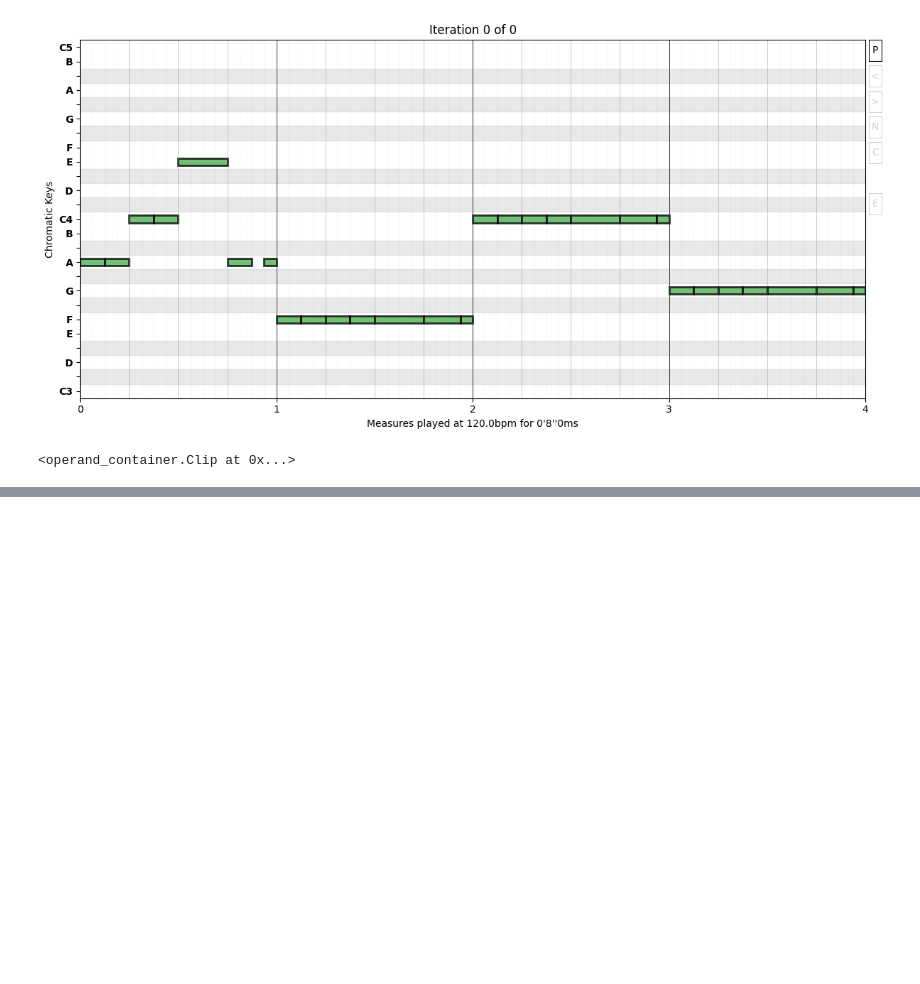
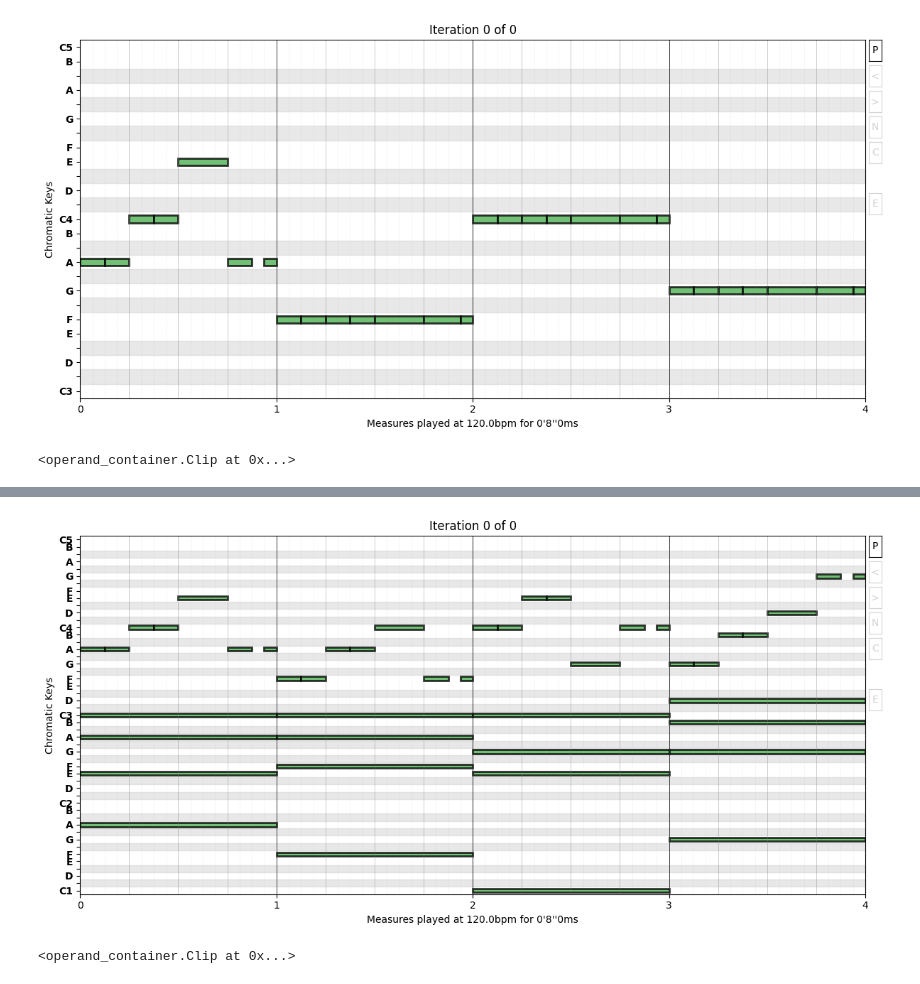
Before and after one commit to ruiseixasm/JsonMidiCreator, a Jupyter notebook: Jupyter/01-SongTheory/Melody_1.ipynb, the cells around one changed output, grey strips where cells are left out. Drawn from its saved outputs; the diff is of its cells as text; code cells hidden in the pictures; blank space fills up the shorter version.

```diff
--- a/Jupyter/01-SongTheory/Melody_1.ipynb
+++ b/Jupyter/01-SongTheory/Melody_1.ipynb
@@ -177,0 +203,5 @@ duration_melody[3] % Pitch() % float()
+# %%
+clip_togehter // duration_melody >> Plot()
+# %% [output]
+[figure, added]
+<operand_container.Clip at 0x...>
```
Also changed, not shown: parts of 11 cells of this notebook, 1 other file.
